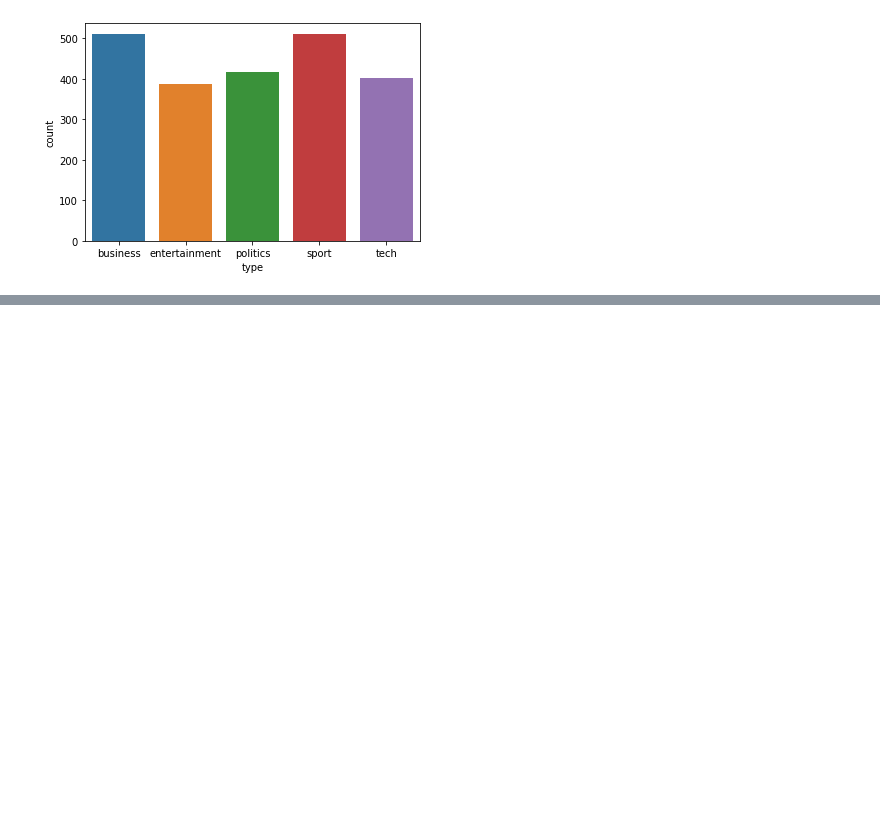
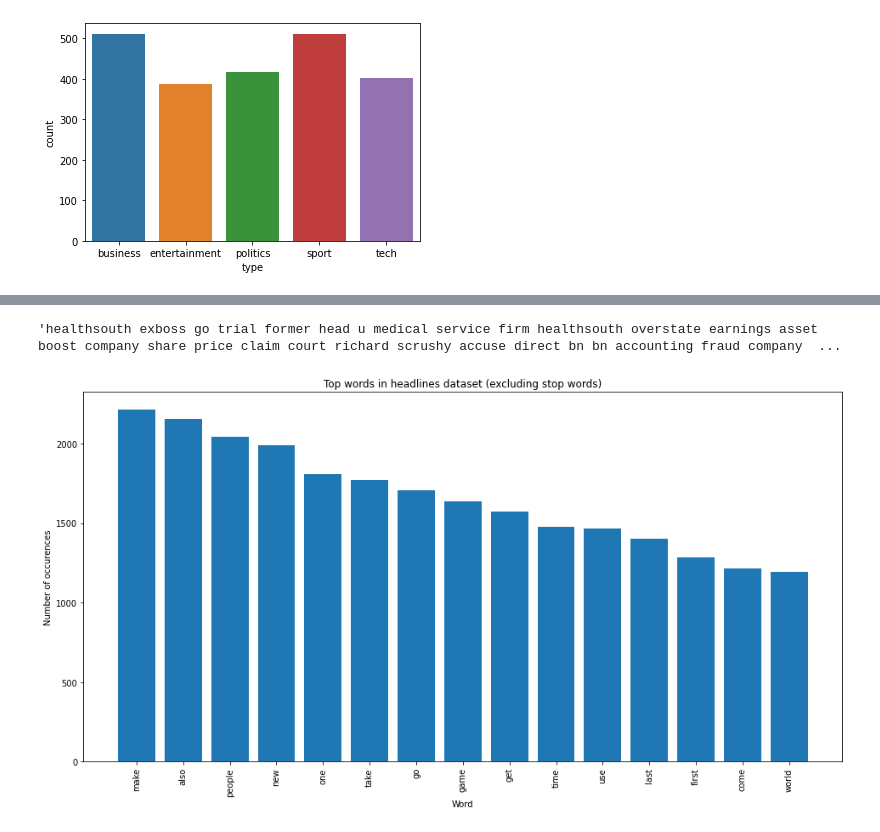
Before and after one commit to sweetyjunnarkar/News_topic_modeling, a Jupyter notebook: Sweety_Junnarkar_Topic_Modeling_on_News_Articles_Capstone_Project.ipynb, the cells around one changed output, grey strips where cells are left out. Saved outputs shown, nothing was run; the diff lists cells and outputs as text; code cells hidden in the pictures; blank space fills up the shorter version.

```diff
--- a/Sweety_Junnarkar_Topic_Modeling_on_News_Articles_Capstone_Project.ipynb
+++ b/Sweety_Junnarkar_Topic_Modeling_on_News_Articles_Capstone_Project.ipynb
@@ -131,0 +184,2 @@ news_df['filtered'][0]
+# %%
+news_df['filtered']=news_df['filtered'].apply(rm_sw)
@@ -131,0 +190,7 @@ news_df['filtered'][0]
+# %%
+lemmatizer = WordNetLemmatizer()
+nltk.download('averaged_perceptron_tagger')
+wordnet_map = {"N":wordnet.NOUN, "V":wordnet.VERB, "J":wordnet.ADJ, "R":wordnet.ADV}
+def lemmatize_words(text):
+    pos_tagged_text = nltk.pos_tag(text.split())
+    return " ".join([lemmatizer.lemmatize(word, wordnet_map.get(pos[0], wordnet.NOUN)) for word, pos in pos_tagged_text])
@@ -131,0 +202,41 @@ news_df['filtered'][0]
+# %%
+news_df['filtered']=news_df['filtered'].apply(lemmatize_words)
+# %%
+news_df['filtered'][0]
+# %% [output]
+'healthsouth exboss go trial former head u medical service firm healthsouth overstate earnings asset boost company share price claim court richard scrushy accuse direct bn bn accounting fraud company  ...
+# %%
+def get_top_n_words(n_top_words, count_vectorizer, text_data):
+    '''
+    returns a tuple of the top n words in a sample and their
+    accompanying counts, given a CountVectorizer object and text sample
+    '''
+    vectorized_headlines = count_vectorizer.fit_transform(text_data.values)
+    vectorized_total = np.sum(vectorized_headlines, axis=0)
+    word_indices = np.flip(np.argsort(vectorized_total)[0,:], 1)
+    word_values = np.flip(np.sort(vectorized_total)[0,:],1)
+
+    word_vectors = np.zeros((n_top_words, vectorized_headlines.shape[1]))
+    for i in range(n_top_words):
+        word_vectors[i,word_indices[0,i]] = 1
+
+    words = [word[0].encode('ascii').decode('utf-8') for
+             word in count_vectorizer.inverse_transform(word_vectors)]
+
+    return (words, word_values[0,:n_top_words].tolist()[0])
+# %%
+count_vectorizer = CountVectorizer()
+words, word_values = get_top_n_words(n_top_words=15,
+                                     count_vectorizer=count_vectorizer,
+                                     text_data=news_df['filtered'])
+
+fig, ax = plt.subplots(figsize=(16,8))
+ax.bar(range(len(words)), word_values)
+ax.set_xticks(range(len(words)))
+ax.set_xticklabels(words, rotation='vertical')
+ax.set_title('Top words in headlines dataset (excluding stop words)')
+ax.set_xlabel('Word')
+ax.set_ylabel('Number of occurences')
+plt.show()
+# %% [output]
+[figure, added]
```
Also changed, not shown: parts of 21 cells of this notebook.
